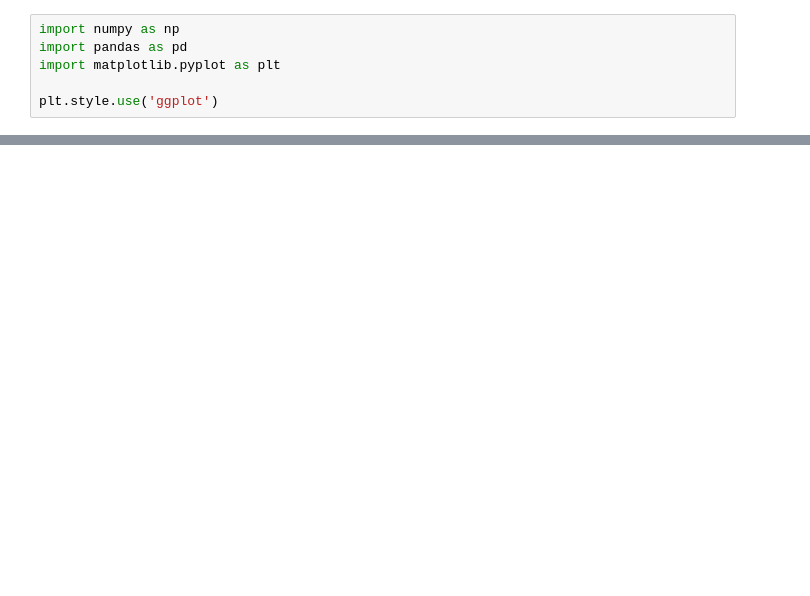
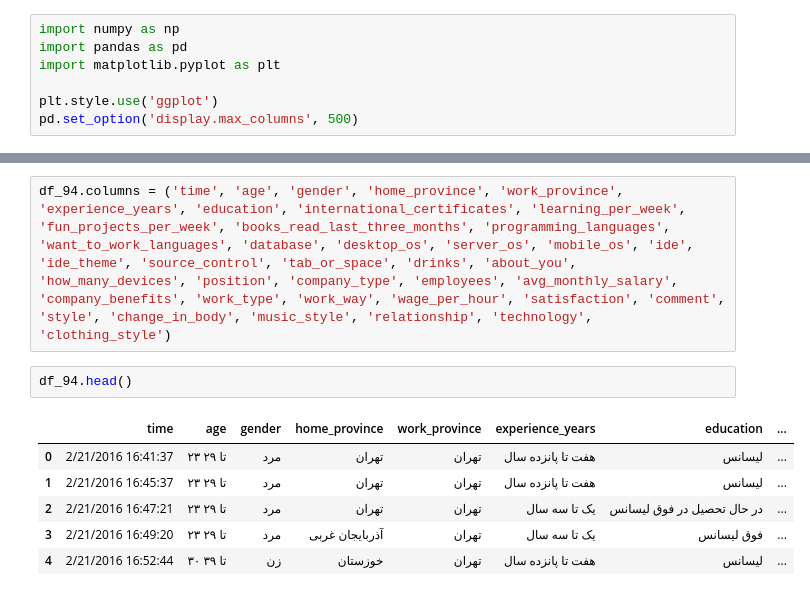
Before and after one commit to saeedesmaili/iran-developers-salary, a Jupyter notebook: Analysis-draft.ipynb, the cells around one changed output, grey strips where cells are left out. Cells and saved outputs as stored; diff of their text form; blank space fills up the shorter version.

Commit message:
clean column names of df

```diff
--- a/Analysis-draft.ipynb
+++ b/Analysis-draft.ipynb
@@ -4,6 +4,7 @@ import pandas as pd
 import matplotlib.pyplot as plt
 
 plt.style.use('ggplot')
+pd.set_option('display.max_columns', 500)
 # %%
 df_94 = pd.read_csv('data/1394.csv')
 df_94.head()
@@ -28,0 +38,11 @@ df_95.head()
+# %%
+df_94.columns = ('time', 'age', 'gender', 'home_province', 'work_province', 'experience_years', 'education', 'international_certificates', 'learning_per_week', 'fun_projects_per_week', 'books_read_last_three_months', 'programming_languages', 'want_to_work_languages', 'database', 'desktop_os', 'server_os', 'mobile_os', 'ide', 'ide_theme', 'source_control', 'tab_or_space', 'drinks', 'about_you', 'how_many_devices', 'position', 'company_type', 'employees', 'avg_monthly_salary', 'company_benefits', 'work_type', 'work_way', 'wage_per_hour', 'satisfaction', 'comment', 'style', 'change_in_body', 'music_style', 'relationship', 'technology', 'clothing_style')
+# %%
+df_94.head()
+# %% [output]
+|  | time | age | gender | home_province | work_province | experience_years | education | ... |
+| 0 | 2/21/2016 16:41:37 | ۲۳ تا ۲۹ | مرد | تهران | تهران | هفت تا پانزده سال | لیسانس | ... |
+| 1 | 2/21/2016 16:45:37 | ۲۳ تا ۲۹ | مرد | تهران | تهران | هفت تا پانزده سال | لیسانس | ... |
+| 2 | 2/21/2016 16:47:21 | ۲۳ تا ۲۹ | مرد | تهران | تهران | یک تا سه سال | در حال تحصیل در فوق لیسانس | ... |
+| 3 | 2/21/2016 16:49:20 | ۲۳ تا ۲۹ | مرد | آذربایجان غربی | تهران | یک تا سه سال | فوق لیسانس | ... |
+| 4 | 2/21/2016 16:52:44 | ۳۰ تا ۳۹ | زن | خوزستان | تهران | هفت تا پانزده سال | لیسانس | ... |
```
Also changed, not shown: parts of 3 cells of this notebook.
